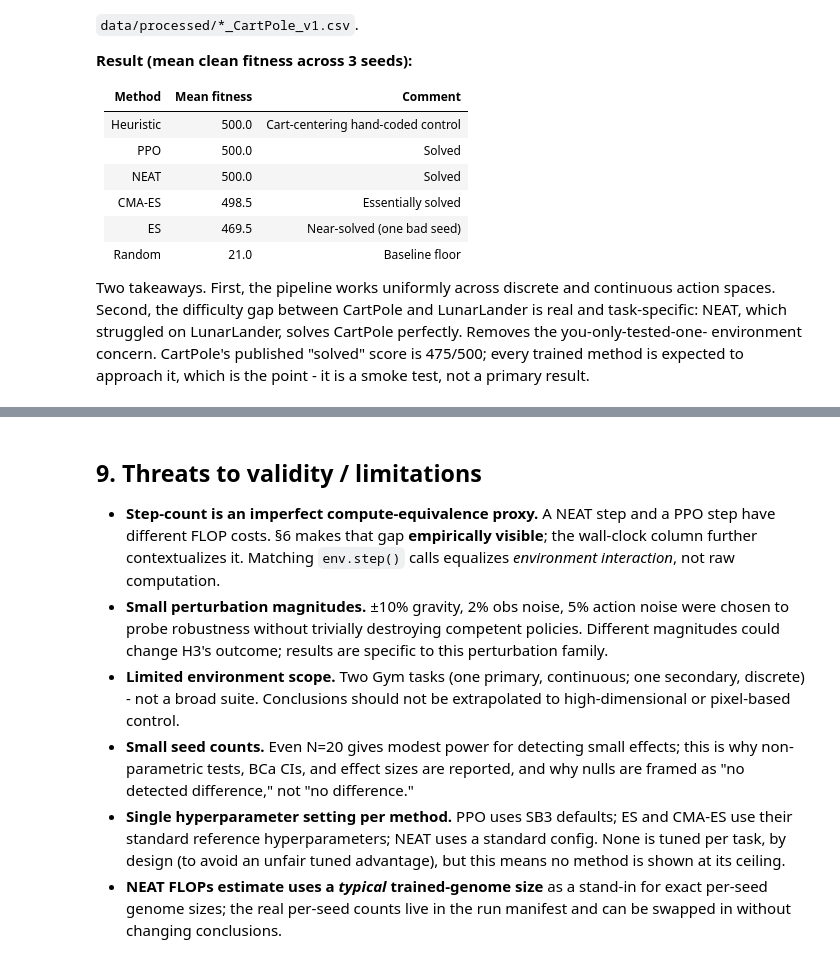
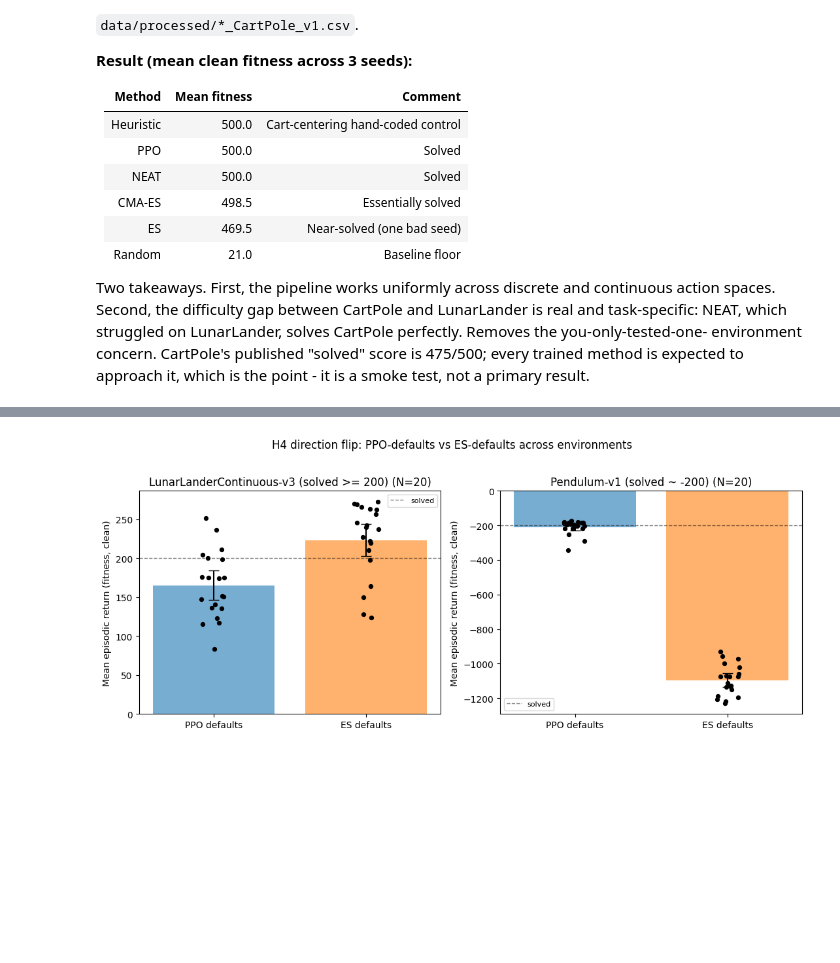
Before and after one commit to niki7o/GradEvo, a Jupyter notebook: notebooks/gradevo_analysis.ipynb, the cells around one changed output, grey strips where cells are left out. Saved outputs shown, nothing was run; the diff lists cells and outputs as text; code cells hidden in the pictures; blank space fills up the shorter version.

Commit message:
notebook: h4 direction flip figure

```diff
--- a/notebooks/gradevo_analysis.ipynb
+++ b/notebooks/gradevo_analysis.ipynb
@@ -683,27 +661,10 @@ per-task tuning (an explicit design choice, discussed in Section 9).
-# %% [markdown]
-## 9. Threats to validity / limitations
-
-- **Step-count is an imperfect compute-equivalence proxy.** A NEAT step and a
-  PPO step have different FLOP costs. §6 makes that gap **empirically
-  visible**; the wall-clock column further contextualizes it. Matching
-  `env.step()` calls equalizes *environment interaction*, not raw
-  computation.
-- **Small perturbation magnitudes.** ±10% gravity, 2% obs noise, 5% action
-  noise were chosen to probe robustness without trivially destroying
-  competent policies. Different magnitudes could change H3's outcome; results
-  are specific to this perturbation family.
-- **Limited environment scope.** Two Gym tasks (one primary, continuous; one
-  secondary, discrete) - not a broad suite. Conclusions should not be
-  extrapolated to high-dimensional or pixel-based control.
-- **Small seed counts.** Even N=20 gives modest power for detecting small
-  effects; this is why non-parametric tests, BCa CIs, and effect sizes are
-  reported, and why nulls are framed as "no detected difference," not "no
-  difference."
-- **Single hyperparameter setting per method.** PPO uses SB3 defaults; ES
-  and CMA-ES use their standard reference hyperparameters; NEAT uses a
-  standard config. None is tuned per task, by design (to avoid an unfair
-  tuned advantage), but this means no method is shown at its ceiling.
-- **NEAT FLOPs estimate uses a *typical* trained-genome size** as a
-  stand-in for exact per-seed genome sizes; the real per-seed counts live in
-  the run manifest and can be swapped in without changing conclusions.
+# %%
+try:
+    pend_fitness_local = pd.read_csv(config.DATA_DIR / "fitness_Pendulum_v1.csv")
+    fig = figures.plot_h4_direction_flip(fitness_df, pend_fitness_local)
+    plt.show()
+except FileNotFoundError:
+    print("Pendulum results missing; skipping H4 flip figure.")
+# %% [output]
+[figure, added]
 # %% [markdown]
```
Also changed, not shown: parts of 5 cells of this notebook, 1 other file.
